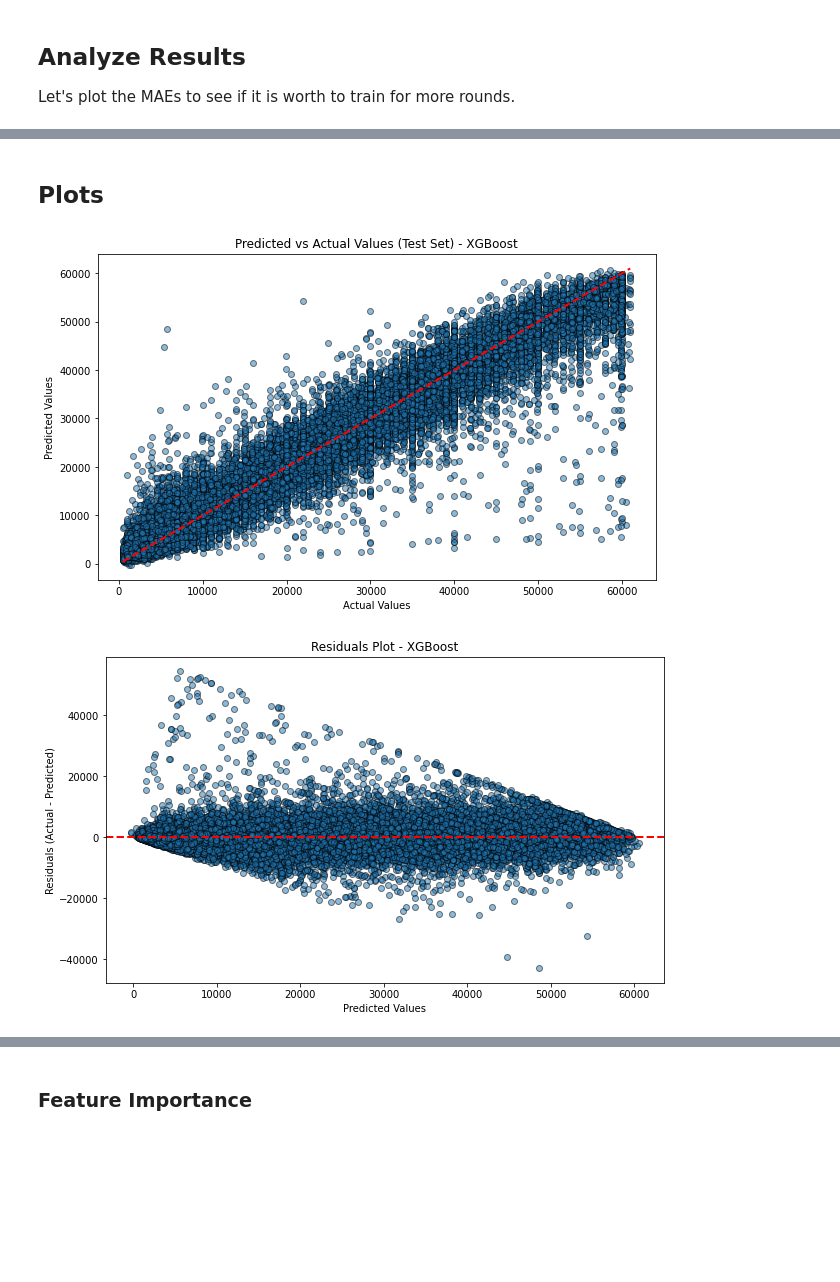
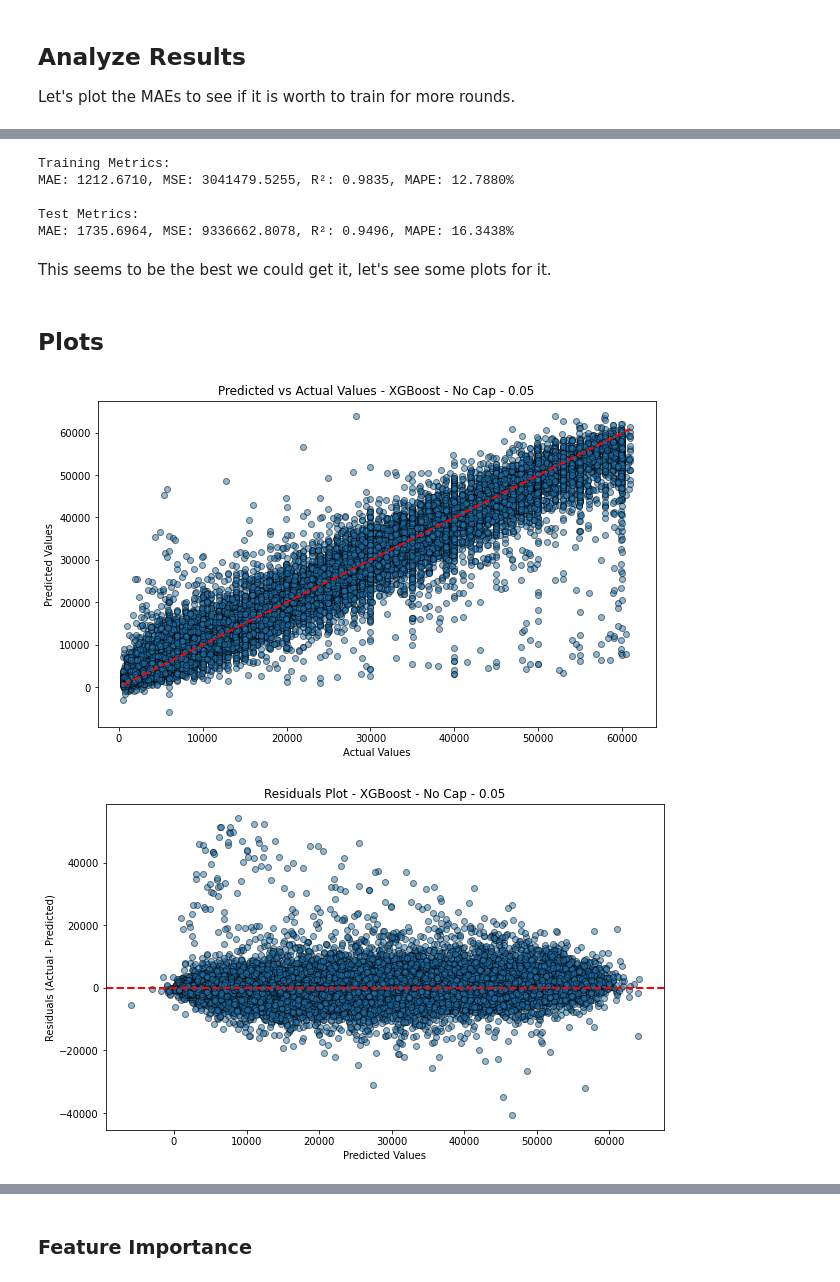
Before and after one commit to dfoddav2/SS25-capstone-project, a Jupyter notebook: prediction/harshly_cleaned_extras_price_prediction_xgboost.ipynb, the cells around one changed output, grey strips where cells are left out. Cells and saved outputs as stored; diff of their text form; code cells hidden in the pictures; blank space fills up the shorter version.

```diff
--- a/prediction/harshly_cleaned_extras_price_prediction_xgboost.ipynb
+++ b/prediction/harshly_cleaned_extras_price_prediction_xgboost.ipynb
@@ -747,23 +976,53 @@ Thus, I have chosen to use the simpler model as our best.
+# %%
+# Predictions
+y_train_pred_no_cap_05 = no_cap_model_05.predict(X_train_final)
+y_test_pred_no_cap_05 = no_cap_model_05.predict(X_test_final)
+
+# Training set metrics
+train_mae_no_cap_05 = mean_absolute_error(y_train, y_train_pred_no_cap_05)
+train_mse_no_cap_05 = mean_squared_error(y_train, y_train_pred_no_cap_05)  # MSE added
+train_r2_no_cap_05 = r2_score(y_train, y_train_pred_no_cap_05)
+train_mape_no_cap_05 = mean_absolute_percentage_error(y_train, y_train_pred_no_cap_05)
+
+# Test set metrics
+test_mae_no_cap_05 = mean_absolute_error(y_test, y_test_pred_no_cap_05)
+test_mse_no_cap_05 = mean_squared_error(y_test, y_test_pred_no_cap_05)     # MSE added
+test_r2_no_cap_05 = r2_score(y_test, y_test_pred_no_cap_05)
+test_mape_no_cap_05 = mean_absolute_percentage_error(y_test, y_test_pred_no_cap_05)
+
+# Print results with MSE
+print(f"Training Metrics:")
+print(f"MAE: {train_mae_no_cap_05:.4f}, MSE: {train_mse_no_cap_05:.4f}, R²: {train_r2_no_cap_05:.4f}, MAPE: {train_mape_no_cap_05 * 100:.4f}%")
+print(f"\nTest Metrics:")
+print(f"MAE: {test_mae_no_cap_05:.4f}, MSE: {test_mse_no_cap_05:.4f}, R²: {test_r2_no_cap_05:.4f}, MAPE: {test_mape_no_cap_05 * 100:.4f}%")
+# %% [output]
+Training Metrics:
+MAE: 1212.6710, MSE: 3041479.5255, R²: 0.9835, MAPE: 12.7880%
+
+Test Metrics:
+MAE: 1735.6964, MSE: 9336662.8078, R²: 0.9496, MAPE: 16.3438%
+# %% [markdown]
+This seems to be the best we could get it, let's see some plots for it.
 # %% [markdown]
 ## Plots
 # %%
 plt.figure(figsize=(10, 6))
-plt.scatter(y_test, y_test_pred, alpha=0.5, edgecolors="k")
+plt.scatter(y_test, y_test_pred_no_cap_05, alpha=0.5, edgecolors="k")
 plt.plot([y_test.min(), y_test.max()], [y_test.min(), y_test.max()], 'r--', lw=2)  # Diagonal line
 plt.xlabel("Actual Values")
 plt.ylabel("Predicted Values")
-plt.title("Predicted vs Actual Values (Test Set) - XGBoost")
+plt.title("Predicted vs Actual Values - XGBoost - No Cap - 0.05")
 plt.show()
 # %% [output]
-[figure, old version]
+[figure, new version]
 # %%
 plt.figure(figsize=(10, 6))
-plt.scatter(y_test_pred, residuals, alpha=0.5, edgecolors="k")
+plt.scatter(y_test_pred_no_cap_05, residuals, alpha=0.5, edgecolors="k")
 plt.axhline(y=0, color='red', linestyle='--', lw=2)
 plt.xlabel("Predicted Values")
 plt.ylabel("Residuals (Actual - Predicted)")
-plt.title("Residuals Plot - XGBoost")
+plt.title("Residuals Plot - XGBoost - No Cap - 0.05")
 plt.show()
 # %% [output]
-[figure, old version]
+[figure, new version]
 # %%
```
Also changed, not shown: parts of 25 cells of this notebook, 4 other files.
